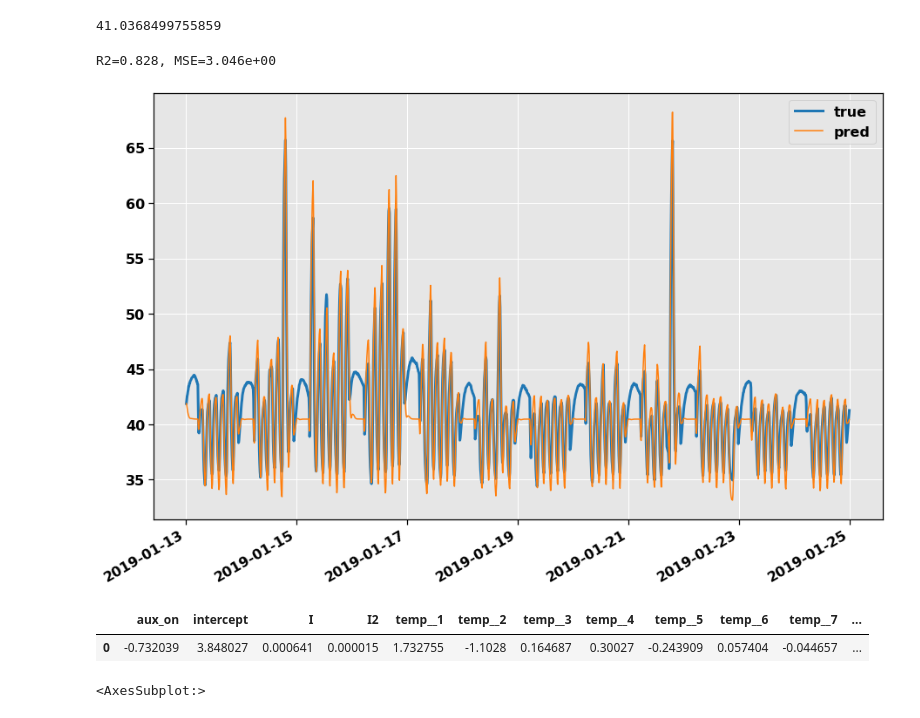
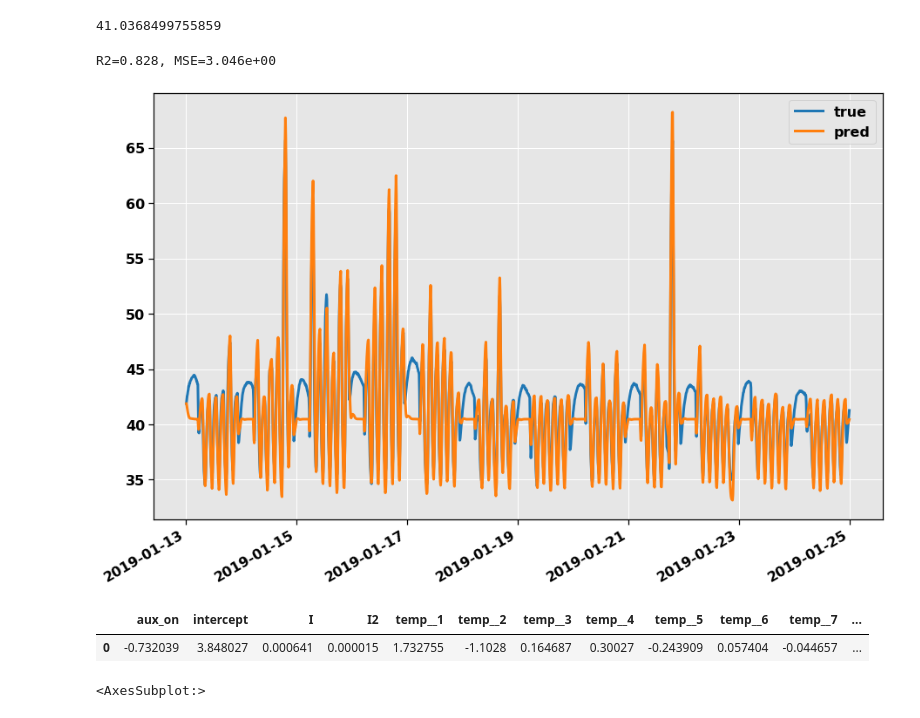
Before and after one commit to fonstelien/FYS-STK4155, a Jupyter notebook: project3/source/project3.ipynb, the cells around one changed output. Cells and saved outputs as stored; diff of their text form; code cells hidden in the pictures.

```diff
--- a/project3/source/project3.ipynb
+++ b/project3/source/project3.ipynb
@@ -123,36 +123,36 @@ start = None
 end = '2018-08-01 00:00:00'
 X_train, y_train = X[start:end].copy(), y[start:end].copy()
 
 start='2019-01-13 00:00:00'
 end='2019-01-25 00:00:00'
 
 #start='2018-07-05 00:00:00'
 #end='2018-07-15 00:00:00'
 X_test, y_test = X[start:end].copy(), y[start:end].copy()
 
 #X_train, X_test = ar.scale(X_train, X_test, cols=['I', 'I2', 'tempX', 'tempY', 'temp__1'])
 
 coeffs = ar.ols(X_train, y_train)
 
 t0 = y_test['tempX'][0]
 y_pred = ar.evaluate(coeffs, X_test, t0)
 
 fig, axes = plt.subplots(nrows=1, ncols=1, figsize=(15,10))
 ax = axes
+
 y_test.plot(ax=ax)
-y_pred.plot(ax=ax, lw=1.5)
-
+y_pred.plot(ax=ax)
 
 r2 = skl.metrics.r2_score(y_test, y_pred)
 mse = skl.metrics.mean_squared_error(y_test, y_pred)
 print(f'R2={r2:.3f}, MSE={mse:.3e}')
 
 ax.legend(['true', 'pred'])
 plt.show()
 coeffs
 # %% [output]
 R2=0.828, MSE=3.046e+00
-[figure, old version]
+[figure, new version]
 |  | aux_on | intercept | I | I2 | temp__1 | temp__2 | temp__3 | temp__4 | temp__5 | temp__6 | temp__7 | ... |
 | 0 | -0.732039 | 3.848027 | 0.000641 | 0.000015 | 1.732755 | -1.1028 | 0.164687 | 0.30027 | -0.243909 | 0.057404 | -0.044657 | ... |
 # %%
```
Also changed, not shown: 1 other file.
